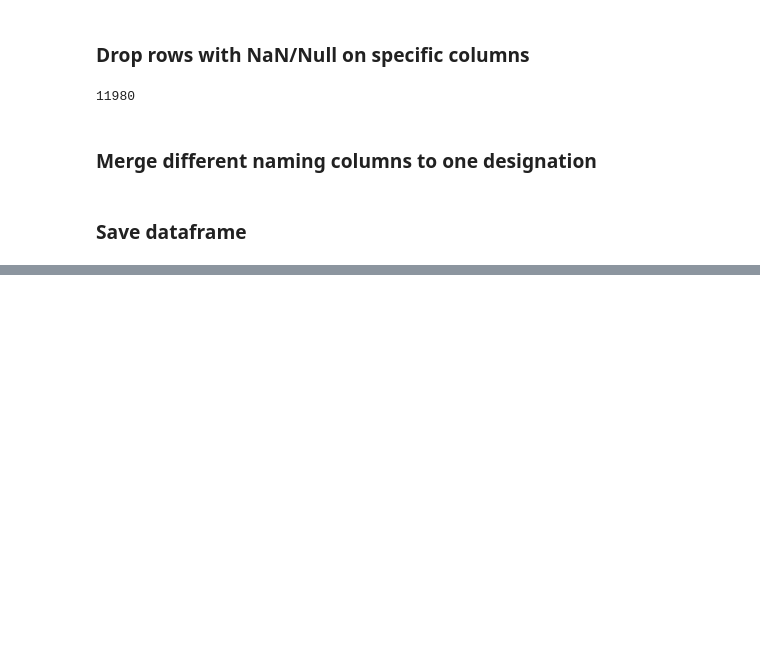
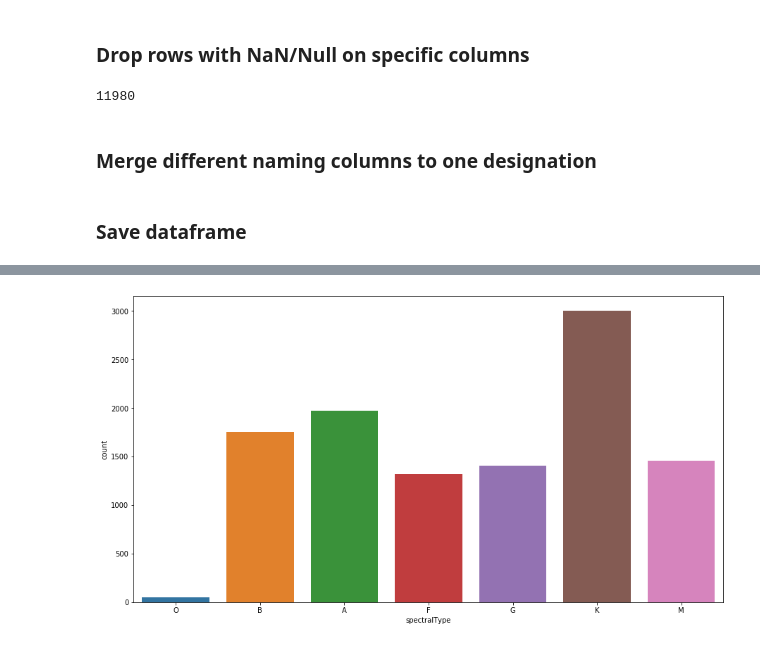
Before and after one commit to JuliaLauraMueller/IvisPro_StellarMap, a Jupyter notebook: source/python/datawrangling.ipynb, the cells around one changed output, grey strips where cells are left out. Drawn from its saved outputs; the diff is of its cells as text; code cells hidden in the pictures; blank space fills up the shorter version.

```diff
--- a/source/python/datawrangling.ipynb
+++ b/source/python/datawrangling.ipynb
@@ -67,0 +123,7 @@ hyg_df.insert (1, "designation", designation)
+# %%
+order = ['O','B','A','F','G','K','M']
+fig, ax = plt.subplots(figsize=(15,8))
+sns.countplot(x=hyg_df.spectralType, data=hyg_df, order=order)
+plt.show()
+# %% [output]
+[figure, added]
```
Also changed, not shown: parts of 17 cells of this notebook, 2 other files.
